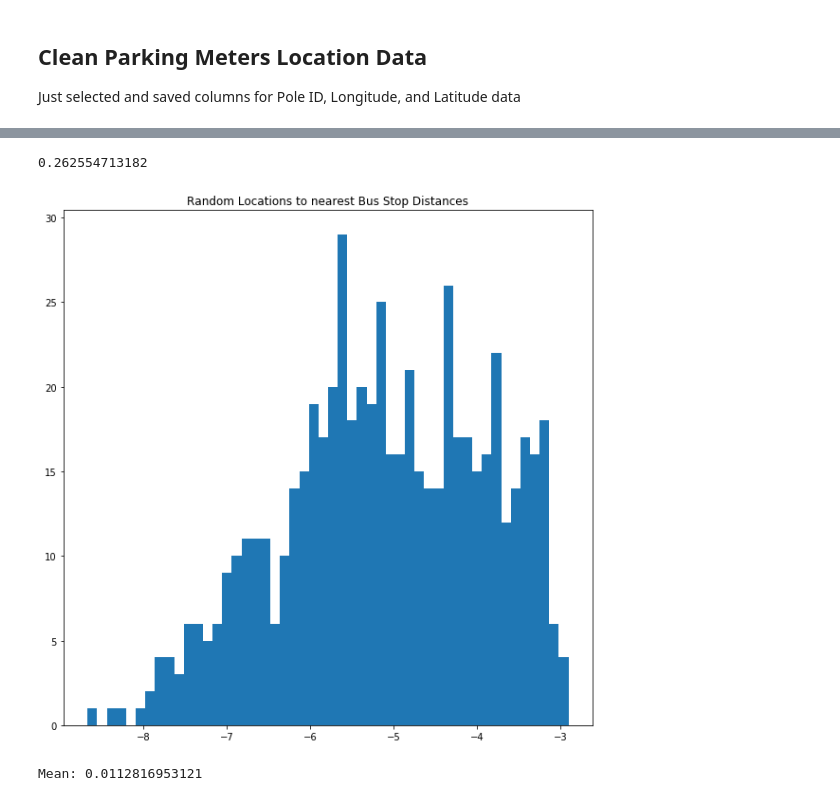
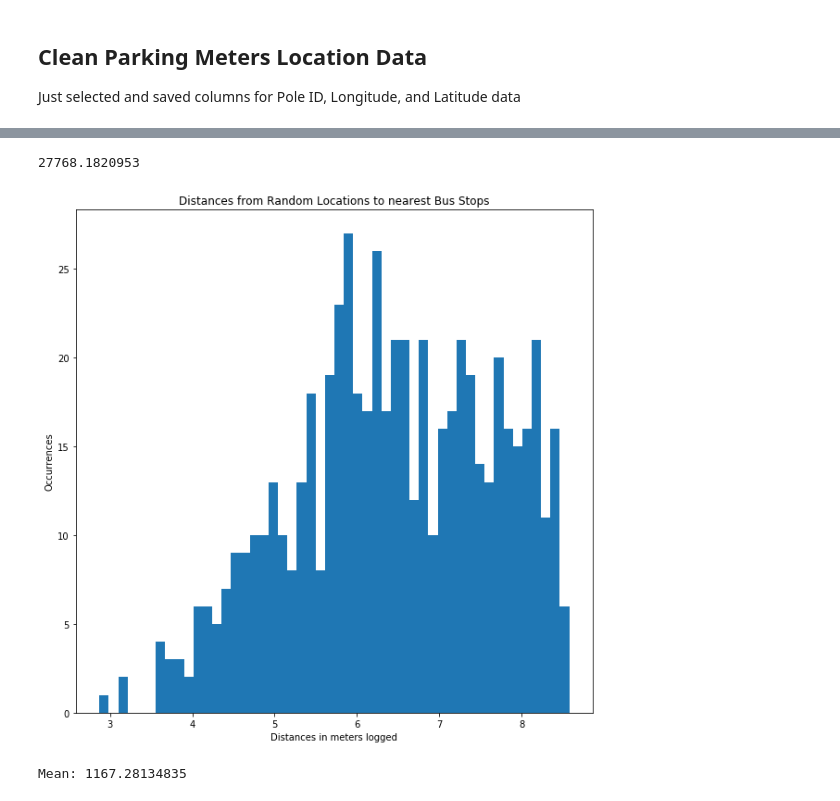
Before and after one commit to mac011/Pr_087, a Jupyter notebook: python_notebooks/yyun_COGS108.ipynb, the cells around one changed output, grey strips where cells are left out. Saved outputs shown, nothing was run; the diff lists cells and outputs as text; code cells hidden in the pictures.

```diff
--- a/python_notebooks/yyun_COGS108.ipynb
+++ b/python_notebooks/yyun_COGS108.ipynb
@@ -3,6 +3,9 @@ import pandas as pd
 import numpy as np
 import matplotlib.pyplot as plt
 import scipy.spatial
+import utm #pip install utm
+from pylab import rcParams
+rcParams['figure.figsize'] = 10,10
 # %% [markdown]
 <h2>Clean Parking Meters Location Data</h2>
 <p>Just selected and saved columns for Pole ID, Longitude, and Latitude data</p>
@@ -53,3 +53,21 @@ bus_stops_coordinates = np.asarray(bus_stops[['LATITUDE','LONGITUDE']])
+# %%
+open_pot_coordinates = np.asarray(open_pot[['lat','long']])
+bus_stops_coordinates = np.asarray(bus_stops[['LATITUDE','LONGITUDE']])
+#Convert from degrees of lat,long to utm (cartesian mercator projection)
+
+def latlon_to_utm(coords):
+    _ = np.zeros((coords.shape[0],coords.shape[1]))
+    for i in range(0,_.shape[0]):
+        conv = utm.from_latlon(coords[i][0],coords[i][1])
+        _[i][0] = conv[0]
+        _[i][1] = conv[1]
+    return _
+
+open_pot_coordinates = latlon_to_utm(open_pot_coordinates)
+bus_stops_coordinates = latlon_to_utm(bus_stops_coordinates)
+
+#remove outlier
+open_pot_coordinates = np.delete(open_pot_coordinates, 2293 ,axis=0)
 # %%
 dist_bus_data = scipy.spatial.distance.cdist(open_pot_coordinates,bus_stops_coordinates)
 min_dist_indices = np.zeros(dist_bus_data.shape[0])
@@ -59,5 +77,18 @@ for i in range(0,dist_bus_data.shape[0]):
     _ = np.argmin(dist_bus_data[i])
     min_dists[i] = dist_bus_data[i][_]
     min_dist_indices[i] = _
-    if dist_bus_data[i][_] > 20:
-        print('WTF',i,':',dist_bus_data[i][_])
+    #Filter outliers
+#     if dist_bus_data[i][_] > 7160:
+#         print('WTF',i,':',dist_bus_data[i][_])
+
+plt.close()
+plt.figure(figsize=(10,10))
+# plt.hist(np.log(min_dists), 50)
+plt.hist(min_dists,50)
+plt.title('Distances of Potholes to nearest Bus Stop')
+# plt.xlabel('Distance in meters (logged)')
+plt.xlabel('Distance in meters')
+plt.ylabel('Occurrences')
+plt.show()
+plt.close()
+print('Mean:',np.mean(min_dists))
@@ -75,26 +98,31 @@ Mean: 0.00395094323259
 # %%
 plt.close()
 plt.close()
 random_points = pd.read_csv('Pr_087/clean_data/randomPoints.csv')
 random_points_coordinates = np.asarray(random_points[['Y','X']])
+random_points_coordinates = latlon_to_utm(random_points_coordinates)
 dist_bus_data = scipy.spatial.distance.cdist(random_points_coordinates,bus_stops_coordinates)
 print(np.mean(dist_bus_data))
 min_dist_indices = np.zeros(bus_data.shape[0])
 min_dists = np.zeros(dist_bus_data.shape[0])
 for i in range(0,bus_data.shape[0]):
     _ = np.argmin(dist_bus_data[i])
     min_dists[i] = dist_bus_data[i][_]
     min_dist_indices[i] = _
 plt.figure(figsize=(10,10))
 plt.hist(np.log(min_dists), 50)
-plt.title('Random Locations to nearest Bus Stop Distances')
+# plt.hist(min_dists, 50)
+plt.title('Distances from Random Locations to nearest Bus Stops')
+plt.xlabel('Distances in meters logged')
+# plt.xlabel('Distances in meters')
+plt.ylabel('Occurrences')
 plt.show()
 plt.close()
 print('Mean:',np.mean(min_dists))
 # %% [output]
-0.262554713182
+27768.1820953
-[figure, old version]
+[figure, new version]
-Mean: 0.0112816953121
+Mean: 1167.28134835
 # %%
 #Recalculate meter distances
 open_pot = pd.read_csv('Pr_087/clean_data/cleaned_get_it_done_open_potholes.csv')
```
Also changed, not shown: parts of 9 cells of this notebook.
